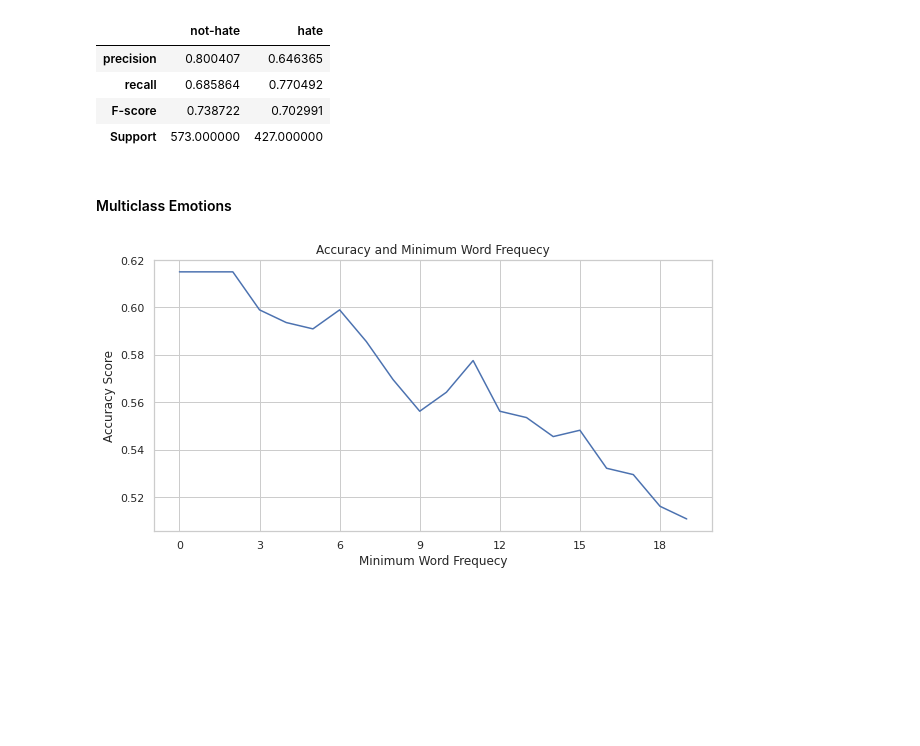
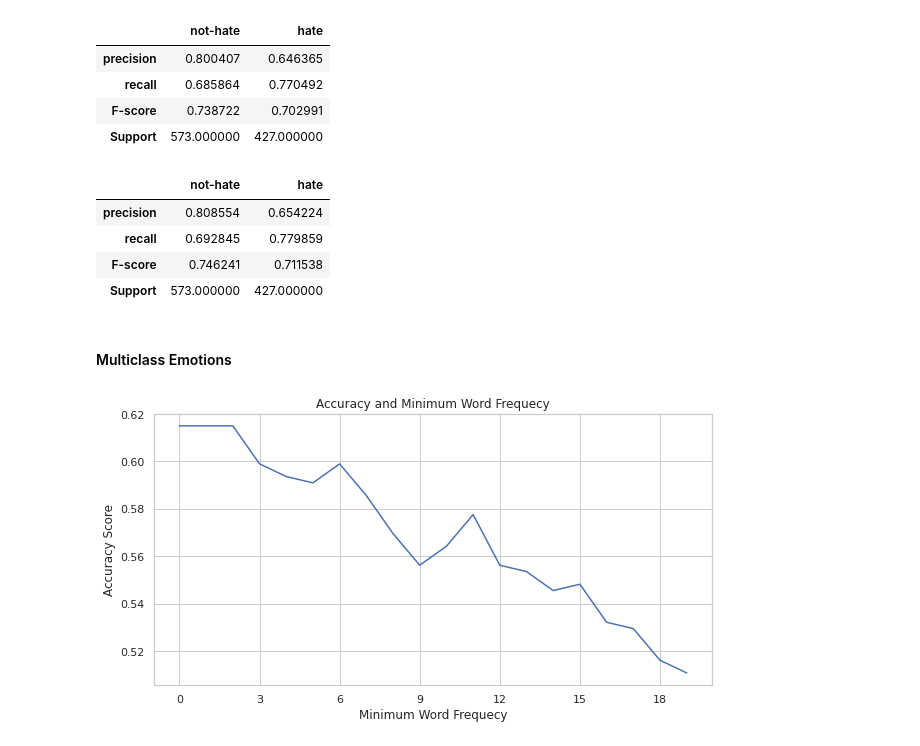
Before and after one commit to jonas-mika/twitter-hatespeech-detection, a Jupyter notebook: notebooks/project4.ipynb, the cells around one changed output. Saved outputs shown, nothing was run; the diff lists cells and outputs as text; code cells hidden in the pictures; blank space fills up the shorter version.

```diff
--- a/notebooks/project4.ipynb
+++ b/notebooks/project4.ipynb
@@ -815,12 +798,12 @@ def model_accuracy(Dataset,min_frequency,model,v_or_t="val"):
     actual = DATA["processed"][Dataset][f"{v_or_t}_labels"]
     return accuracy_score(actual, prediction)
 # %%
-def model_prf_score(Dataset,min_frequency,model,v_or_t="val"):
+def model_prf_score(Dataset,min_frequency,model,v_or_t="val",remove_stop_=True):
     """takes cleaned and tokensed data and returns precision, recall and F-score of the model"""
     if v_or_t !="val":
         v_or_t="test"
         print("warning! you are using the test data")
-    prediction = model.predict(text_format(Dataset,remove_stop_uncommon(DATA["processed"][Dataset][f"{v_or_t}_text"],min_frequency,VOCABULARY[Dataset]),tvt=v_or_t))
+    prediction = model.predict(text_format(Dataset,remove_stop_uncommon(DATA["processed"][Dataset][f"{v_or_t}_text"],min_frequency,VOCABULARY[Dataset],remove_stop=remove_stop_),tvt=v_or_t))
     actual = DATA["processed"][Dataset][f"{v_or_t}_labels"]
     scores= precision_recall_fscore_support(actual,prediction)
     order=list(DATA["raw"][Dataset]["mapping"].values())
@@ -873,6 +845,14 @@ model_prf_score("hate",7,clf)
 | recall | 0.685864 | 0.770492 |
 | F-score | 0.738722 | 0.702991 |
 | Support | 573.000000 | 427.000000 |
+# %%
+model_prf_score("hate",7,clf,remove_stop_=False)
+# %% [output]
+|  | not-hate | hate |
+| precision | 0.808554 | 0.654224 |
+| recall | 0.692845 | 0.779859 |
+| F-score | 0.746241 | 0.711538 |
+| Support | 573.000000 | 427.000000 |
 # %% [markdown]
 #### Multiclass Emotions
 # %%
```
Also changed, not shown: parts of 16 cells of this notebook.
